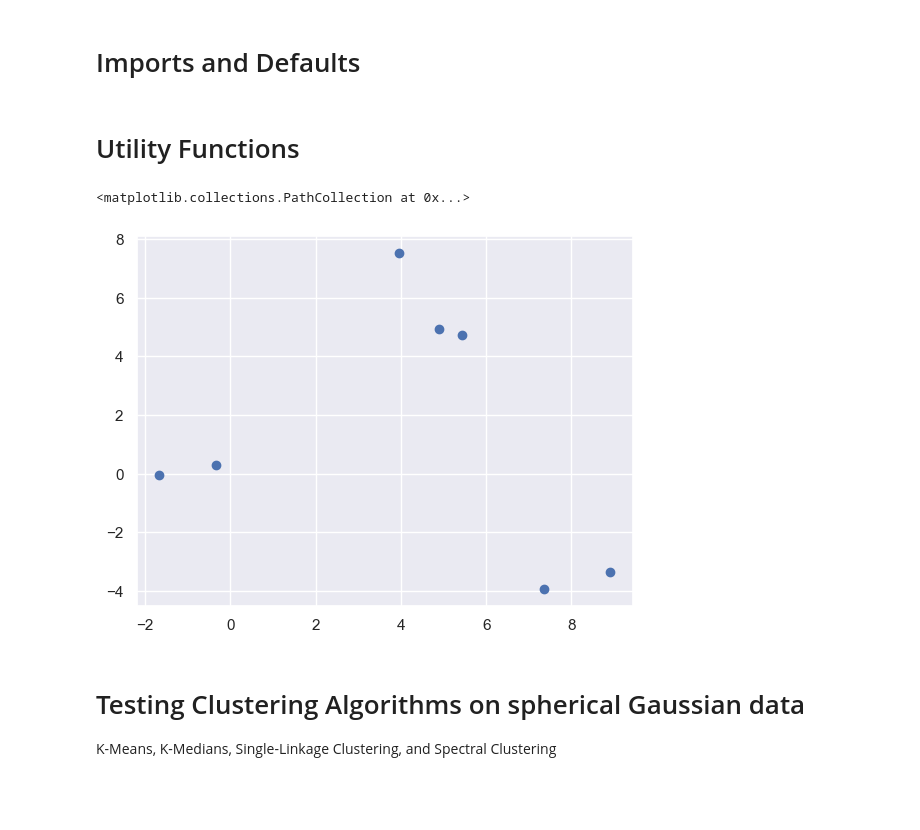
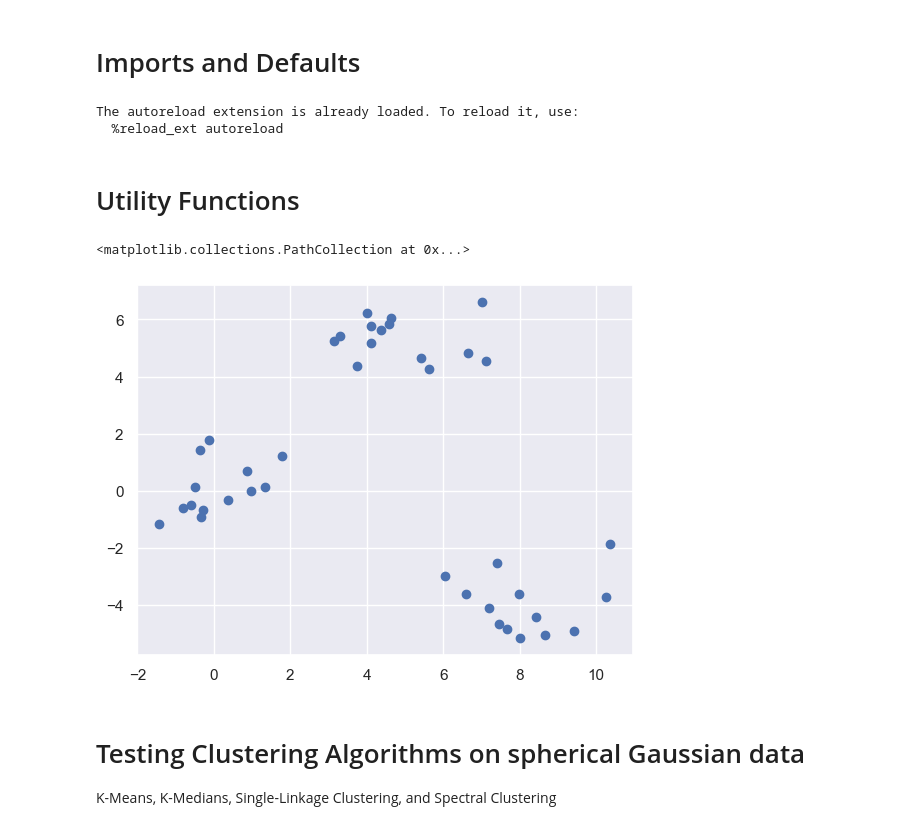
Before and after one commit to gil2rok/geometric-data-analysis, a Jupyter notebook: hw1/code/questions.ipynb, the cells around one changed output. Saved outputs shown, nothing was run; the diff lists cells and outputs as text; code cells hidden in the pictures; blank space fills up the shorter version.

```diff
--- a/hw1/code/questions.ipynb
+++ b/hw1/code/questions.ipynb
@@ -19,37 +20,53 @@ seed = 1 # numpy random number generator from seed
 rng = np.random.default_rng(seed)
 
 data_path = 'data' # realtive path to data directory
+save_path = '../writeup/images'
+# %% [output]
+The autoreload extension is already loaded. To reload it, use:
+  %reload_ext autoreload
 # %% [markdown]
 # Utility Functions
 # %%
-def gaussian_sample(dim, num_gaussians, means, widths, num_data_pts=1000):
+def gaussian_sample(dim, num_gaussians, means, widths, num_data_pts=1000, ax=None):
     # TODO: code currently ignores dimensions
 
     X = np.zeros(shape=(num_data_pts, 2))
     idx = rng.integers(low=0, high=num_gaussians, size=num_data_pts)
     _, counts = np.unique(idx, return_counts=True)
 
+    # iterate over Gaussians
     for i in range(num_gaussians):
+        # generate 2d Gaussian with parameters means[i] and widths[i]
         start, stop =  counts[:i].sum(), counts[:i+1].sum()
         X[start:stop] = rng.multivariate_normal(means[i], widths[i]*np.eye(2), size=(counts[i]))
+
+        # plotting code
+        if ax != None:
+            ax.scatter(X[start:stop, 0], X[start:stop, 1], label=f'Cluster {i}')
+    if ax!= None:
+        ax.scatter(means[:, 0], means[:, 1], c='r', edgecolors='black', label='Means')
+        ax.legend()
     return X
 
 def euclidean_dist(u,v):
     return np.power(np.power(u - v, 2).sum(), 1/2)
+
+def rbf_kernel(u, v, sigma=1):
+    return np.exp(-euclidean_dist(u, v)**2 / (2 * sigma**2))
 # %%
 means = np.array([[0,0],
                   [5,5],
                   [8, -4]])
 widths = np.array([1, 1, 1])
 num_gaussians = len(means)
-num_data_pts = 7
+num_data_pts = 40
 dim = None # TODO: currently not relevant to sampling code
 
 X = gaussian_sample(dim, num_gaussians, means, widths, num_data_pts=num_data_pts)
 plt.scatter(X[:,0], X[:,1])
 # %% [output]
 <matplotlib.collections.PathCollection at 0x...>
-[figure, old version]
+[figure, new version]
 # %% [markdown]
 # Testing Clustering Algorithms on spherical Gaussian data
 K-Means, K-Medians, Single-Linkage Clustering, and Spectral Clustering
```
Also changed, not shown: parts of 7 cells of this notebook, 11 other files.
